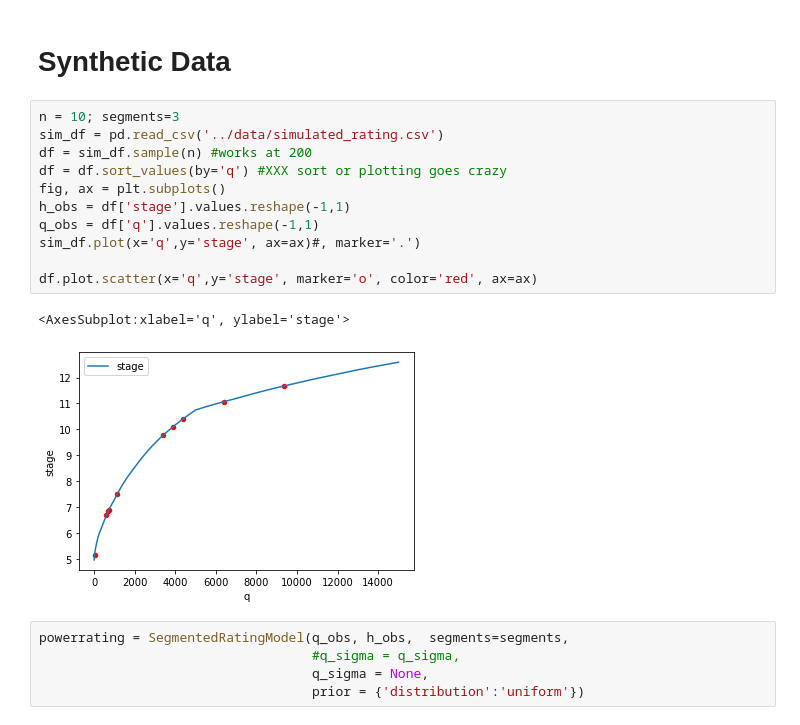
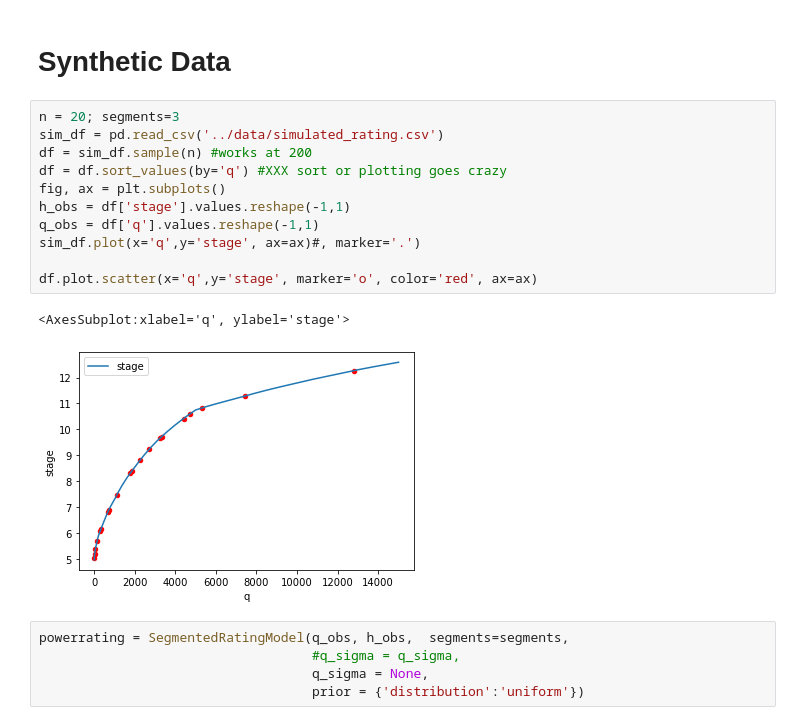
Before and after one commit to thodson-usgs/ratingcurve, a Jupyter notebook: notebooks/segmented_power_law_demo.ipynb, the cells around one changed output. Drawn from its saved outputs; the diff is of its cells as text.

```diff
--- a/notebooks/segmented_power_law_demo.ipynb
+++ b/notebooks/segmented_power_law_demo.ipynb
@@ -69,19 +119,19 @@ plot_power_law_rating2(powerrating,  trace, None)
 # %% [markdown]
 # Synthetic Data
 # %%
-n = 10; segments=3
+n = 20; segments=3
 sim_df = pd.read_csv('../data/simulated_rating.csv')
 df = sim_df.sample(n) #works at 200
 df = df.sort_values(by='q') #XXX sort or plotting goes crazy
 fig, ax = plt.subplots()
 h_obs = df['stage'].values.reshape(-1,1)
 q_obs = df['q'].values.reshape(-1,1)
 sim_df.plot(x='q',y='stage', ax=ax)#, marker='.')
 
 df.plot.scatter(x='q',y='stage', marker='o', color='red', ax=ax)
 # %% [output]
 <AxesSubplot:xlabel='q', ylabel='stage'>
-[figure, old version]
+[figure, new version]
 # %%
 powerrating = SegmentedRatingModel(q_obs, h_obs,  segments=segments,
                                    #q_sigma = q_sigma,
```
Also changed, not shown: parts of 15 cells of this notebook, 12 other files.
